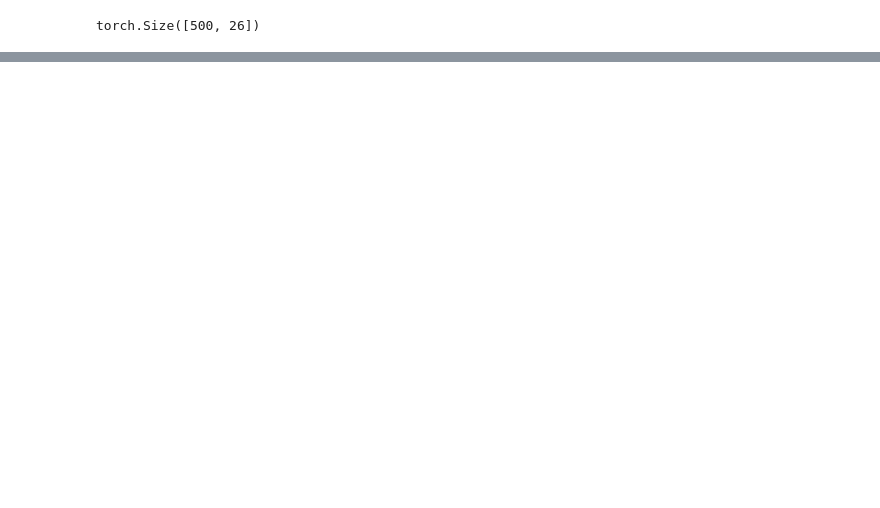
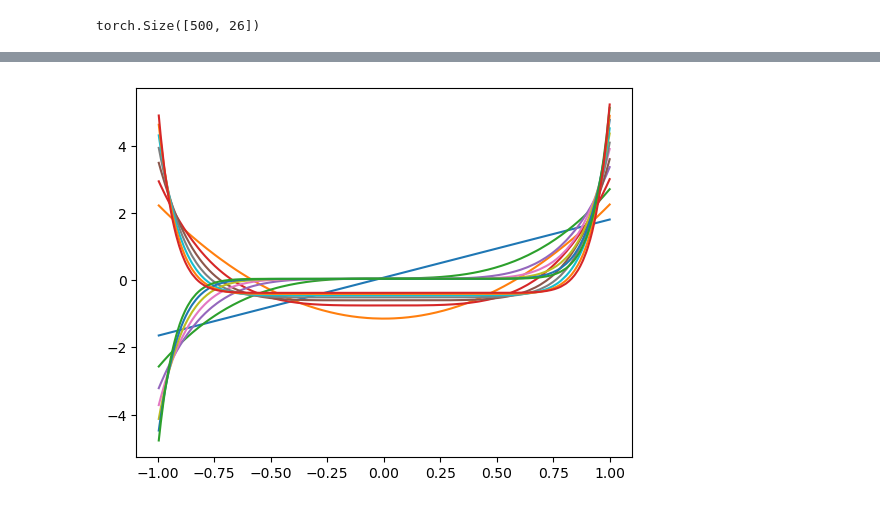
Before and after one commit to aaamini/torch-tut, a Jupyter notebook: W23/ridge_theory.ipynb, the cells around one changed output, grey strips where cells are left out. Drawn from its saved outputs; the diff is of its cells as text; code cells hidden in the pictures; blank space fills up the shorter version.

```diff
--- a/W23/ridge_theory.ipynb
+++ b/W23/ridge_theory.ipynb
@@ -207,0 +208,6 @@ S**2, eigvals
+# %%
+# plot polynomial features X in a loop
+for i in range(1, 15):
+    plt.plot(X_train, X[:,i], label=f'X**{i}')
+# %% [output]
+[figure, added]
```
Also changed, not shown: parts of 10 cells of this notebook, 1 other file.
